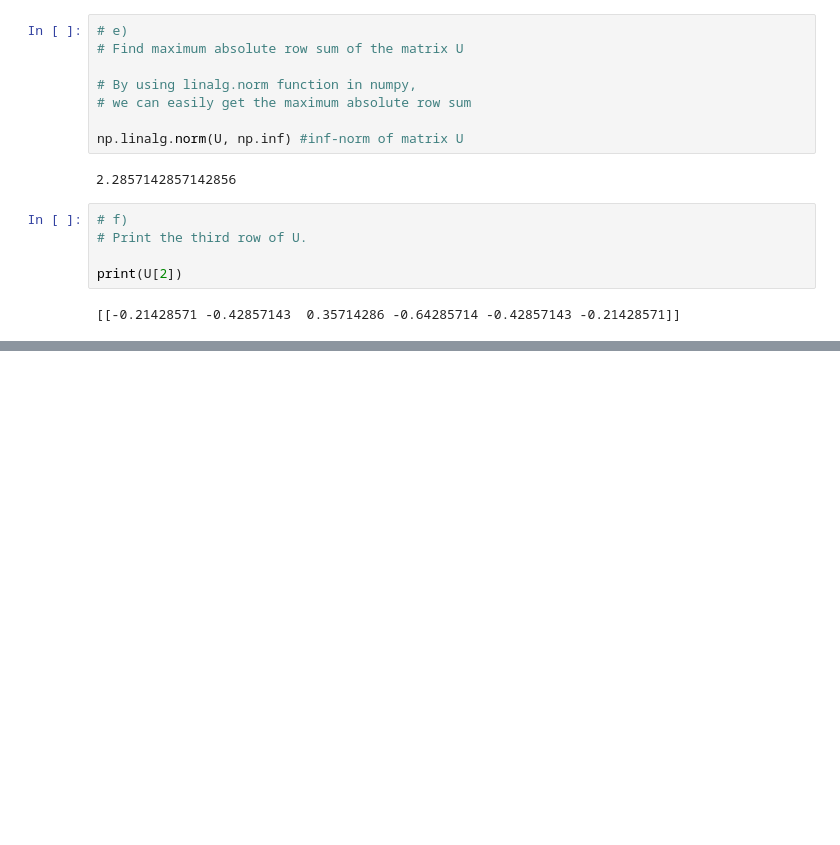
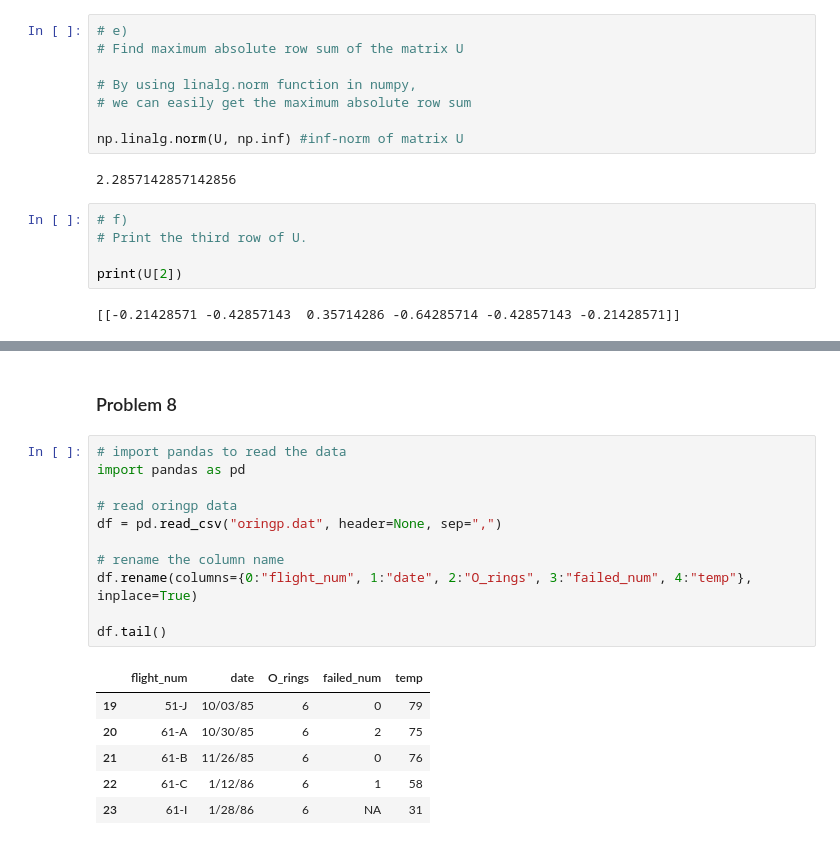
Before and after one commit to sgwlee96/STA-141C, a Jupyter notebook: Sungwon_Lee_hw1.ipynb, the cells around one changed output, grey strips where cells are left out. Saved outputs shown, nothing was run; the diff lists cells and outputs as text; blank space fills up the shorter version.

```diff
--- a/Sungwon_Lee_hw1.ipynb
+++ b/Sungwon_Lee_hw1.ipynb
@@ -244,0 +315,20 @@ matrix([[ 0.92857143, -0.14285714, -0.21428571, -0.21428571, -0.14285714,
+# %% [markdown]
+### Problem 8
+# %%
+# import pandas to read the data
+import pandas as pd
+
+# read oringp data
+df = pd.read_csv("oringp.dat", header=None, sep=",")
+
+# rename the column name
+df.rename(columns={0:"flight_num", 1:"date", 2:"O_rings", 3:"failed_num", 4:"temp"}, inplace=True)
+
+df.tail()
+# %% [output]
+|  | flight_num | date | O_rings | failed_num | temp |
+| 19 | 51-J | 10/03/85 | 6 | 0 | 79 |
+| 20 | 61-A | 10/30/85 | 6 | 2 | 75 |
+| 21 | 61-B | 11/26/85 | 6 | 0 | 76 |
+| 22 | 61-C | 1/12/86 | 6 | 1 | 58 |
+| 23 | 61-I | 1/28/86 | 6 | NA | 31 |
```
Also changed, not shown: parts of 15 cells of this notebook.
